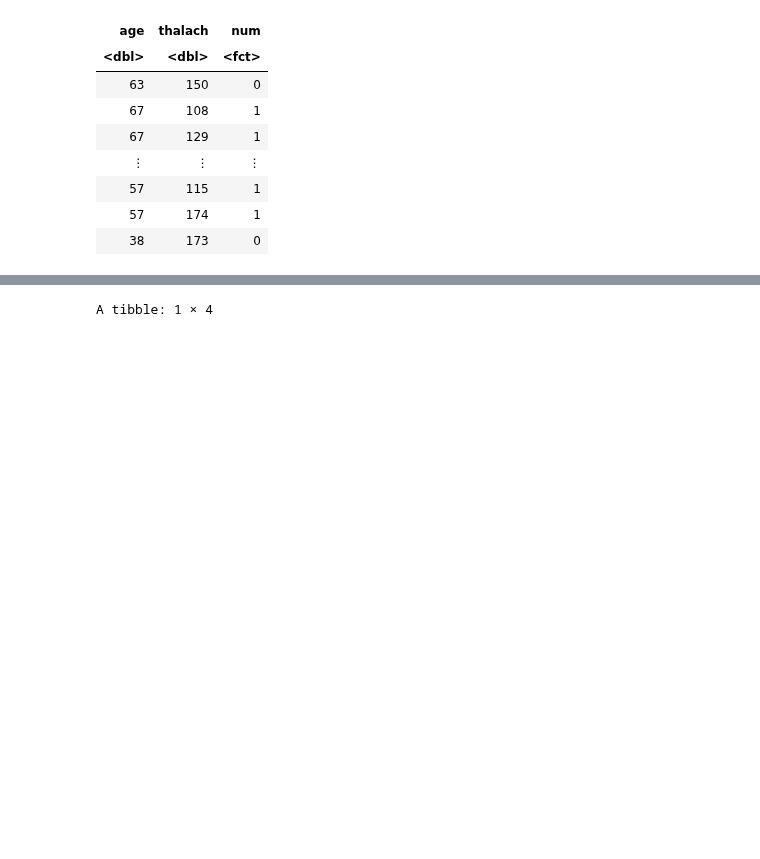
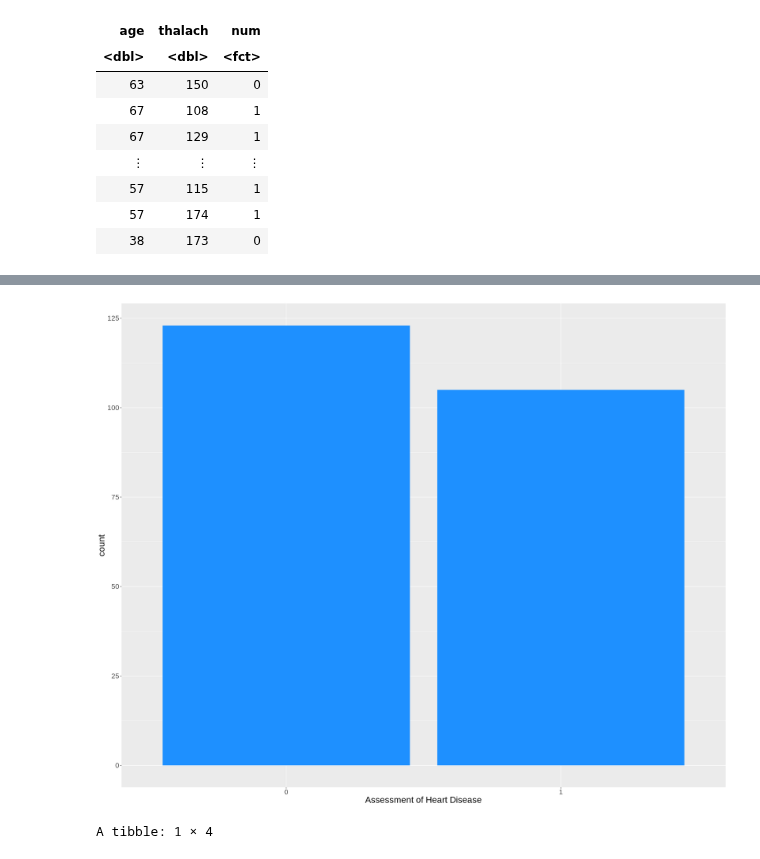
Before and after one commit to yun-sky/Heart-Failure-Report, a Jupyter notebook: Report.ipynb, the cells around one changed output, grey strips where cells are left out. Drawn from its saved outputs; the diff is of its cells as text; code cells hidden in the pictures; blank space fills up the shorter version.

Commit message:
fixed histogram

```diff
--- a/Report.ipynb
+++ b/Report.ipynb
@@ -183,3 +165,12 @@ A tibble: 303 × 3
 | 57 | 115 | 1 |
 | 57 | 174 | 1 |
 | 38 | 173 | 0 |
+# %%
+cleveland_prop <- cleveland_training %>%
+                  ggplot(aes(x = num)) +
+                  geom_histogram(stat = "count", fill = "dodgerblue") +
+                  xlab("Assessment of Heart Disease") +
+                  theme(text = element_text(size = 20))
+cleveland_prop
+# visualizing the count of each class of the predicted attribute in the training data
+# %% [output]
@@ -186,3 +179,4 @@ A tibble: 303 × 3
+[figure, added]
 # %%
 cleveland_sd_mean <- cleveland_select %>%
     summarize(sd_age = sd(age), mean_age = mean(age), sd_thalach = sd(thalach), mean_thalach = mean(thalach))
```
Also changed, not shown: parts of 2 cells of this notebook.
